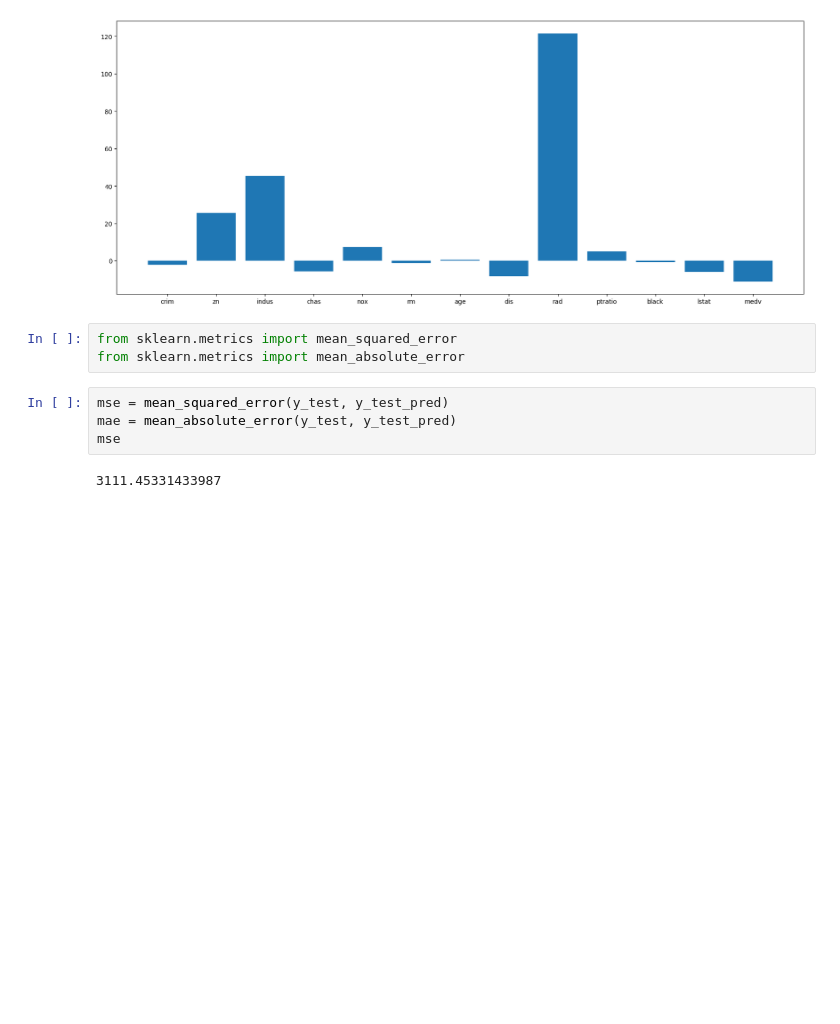
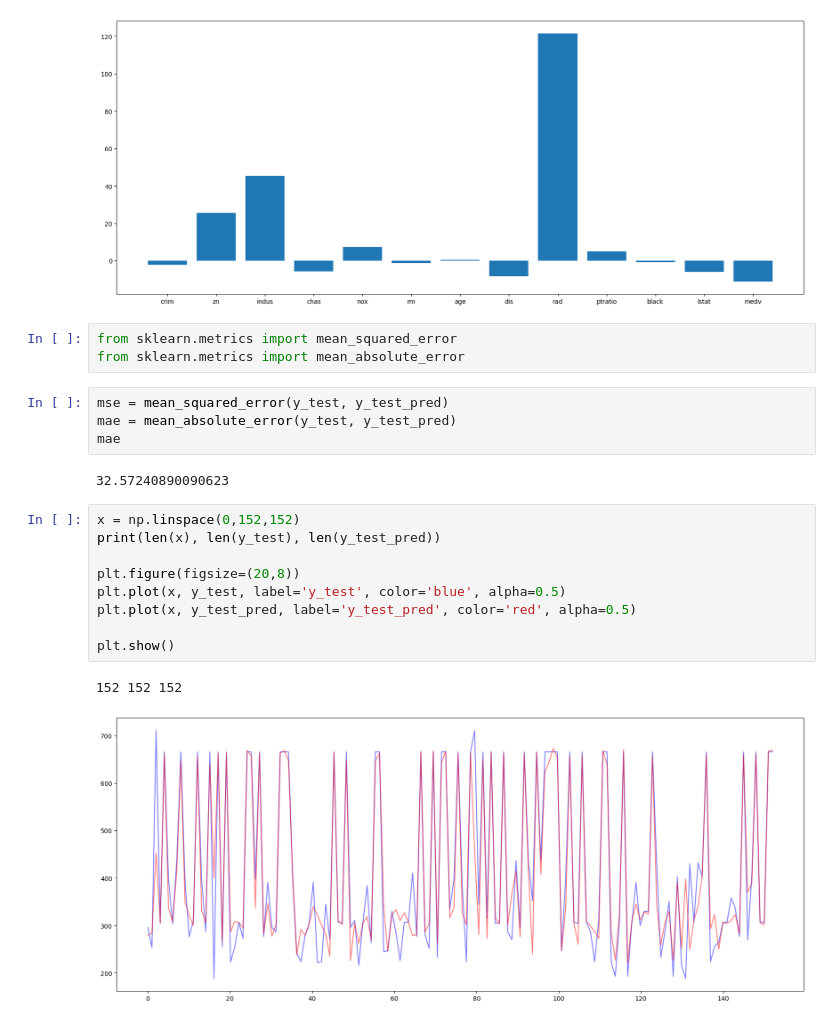
Before and after one commit to Aliseshmidt/Boston, a Jupyter notebook: Boston.ipynb, the cells around one changed output. Cells and saved outputs as stored; diff of their text form; blank space fills up the shorter version.

```diff
--- a/Boston.ipynb
+++ b/Boston.ipynb
@@ -98,6 +98,18 @@ from sklearn.metrics import mean_absolute_error
 # %%
 mse = mean_squared_error(y_test, y_test_pred)
 mae = mean_absolute_error(y_test, y_test_pred)
-mse
+mae
 # %% [output]
-3111.45331433987
+32.57240890090623
+# %%
+x = np.linspace(0,152,152)
+print(len(x), len(y_test), len(y_test_pred))
+
+plt.figure(figsize=(20,8))
+plt.plot(x, y_test, label='y_test', color='blue', alpha=0.5)
+plt.plot(x, y_test_pred, label='y_test_pred', color='red', alpha=0.5)
+
+plt.show()
+# %% [output]
+152 152 152
+[figure, added]
```
Also changed, not shown: parts of 1 cell of this notebook.
